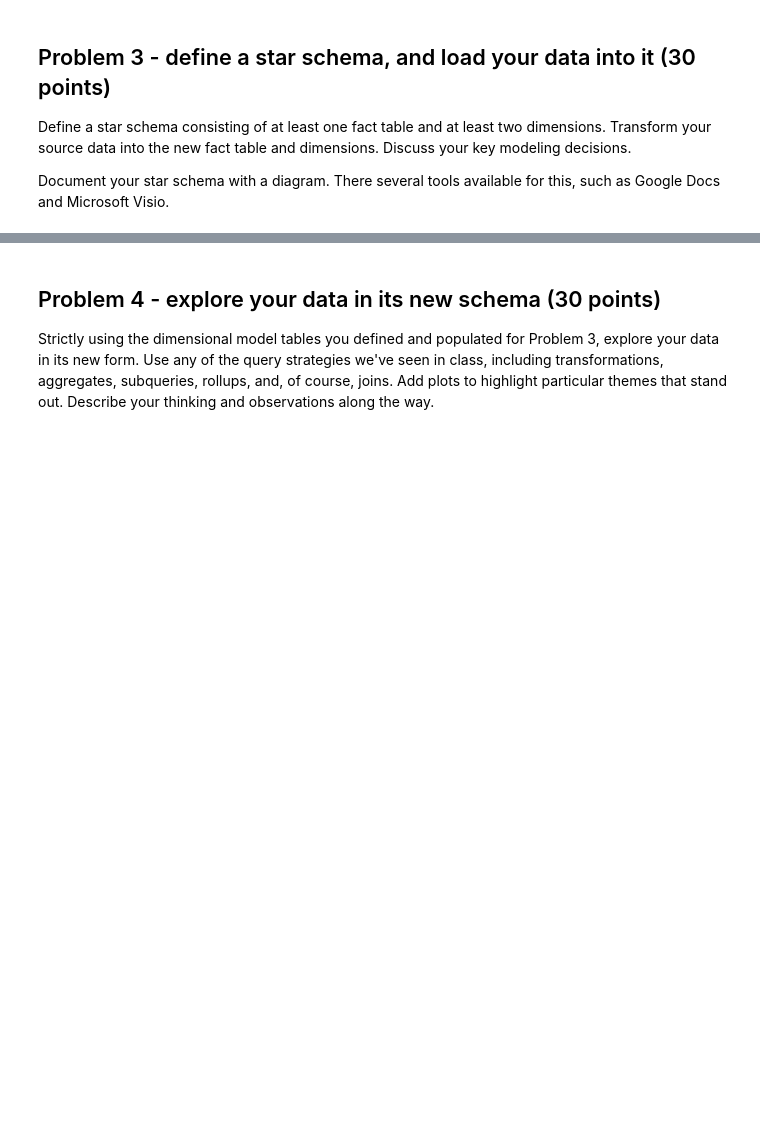
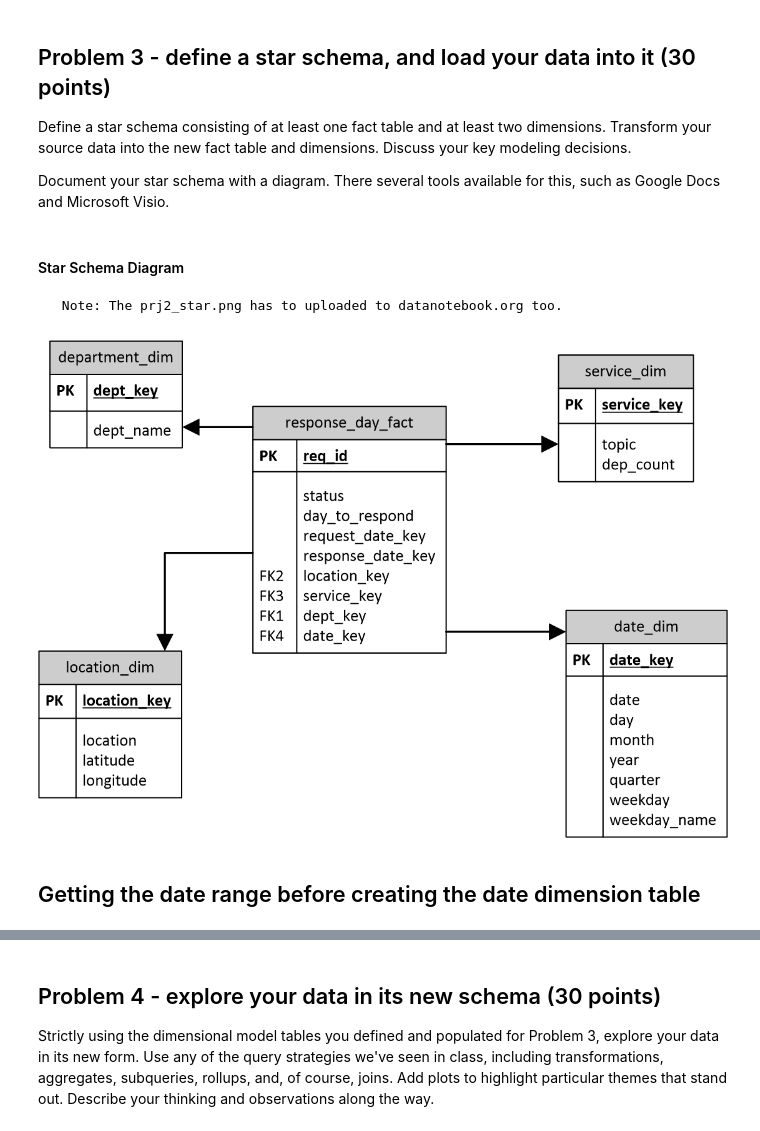
Before and after one commit to zhengweifz/istm-6212, a Jupyter notebook: project-02.ipynb, the cells around one changed output, grey strips where cells are left out. Saved outputs shown, nothing was run; the diff lists cells and outputs as text; code cells hidden in the pictures; blank space fills up the shorter version.

```diff
--- a/project-02.ipynb
+++ b/project-02.ipynb
@@ -53,4 +57,10 @@ Request ID,Topic,Assigned Department,Status,Request Date,Response Date,Days to R
 import pandas as pd
 import seaborn as sns
 import psycopg2 as pg
+import sqlalchemy as sq
+import seaborn as sns
+from matplotlib import pyplot as plt
+import gmplot
+sns.set()
+%matplotlib inline
 %load_ext sql
@@ -169,3 +192,13 @@ From service;
 Define a star schema consisting of at least one fact table and at least two dimensions.  Transform your source data into the new fact table and dimensions.  Discuss your key modeling decisions.
 
 Document your star schema with a diagram.  There several tools available for this, such as Google Docs and Microsoft Visio.
+# %% [markdown]
+#### Star Schema Diagram
+     Note: The prj2_star.png has to uploaded to datanotebook.org too.
+# %%
+from IPython.display import Image
+Image('prj2_star.png')
+# %% [output]
+[figure, added]
+# %% [markdown]
+## Getting the date range before creating the date dimension table
```
Also changed, not shown: parts of 90 cells of this notebook.
